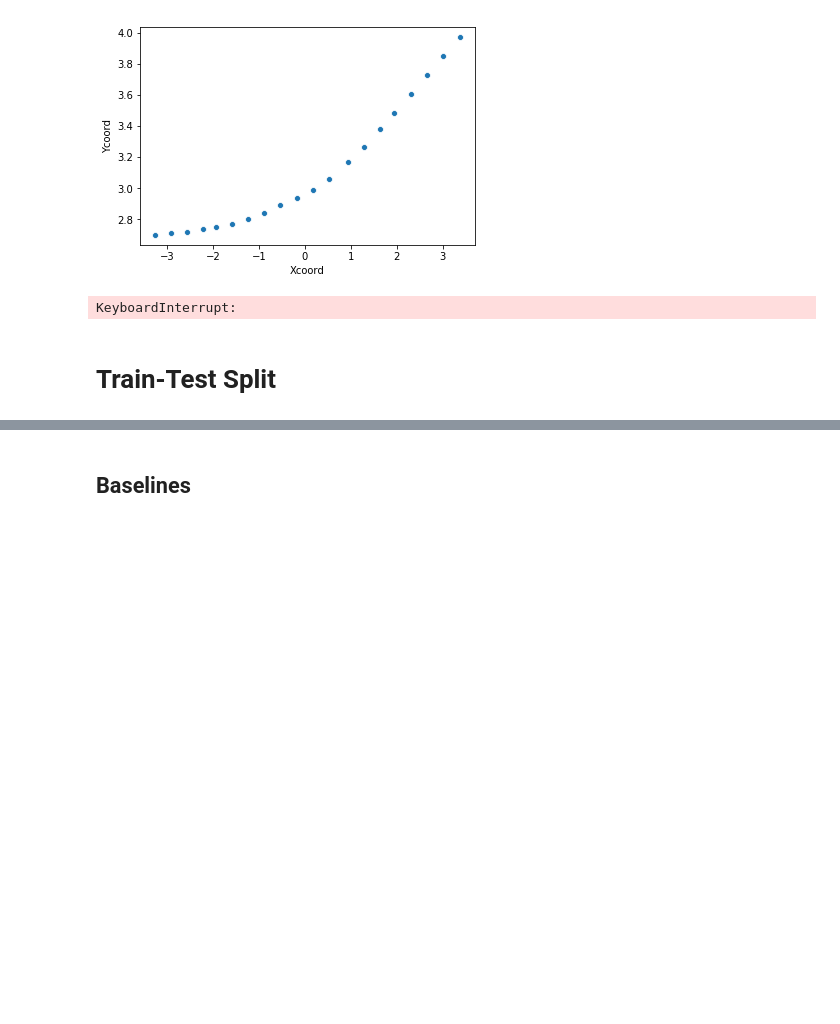
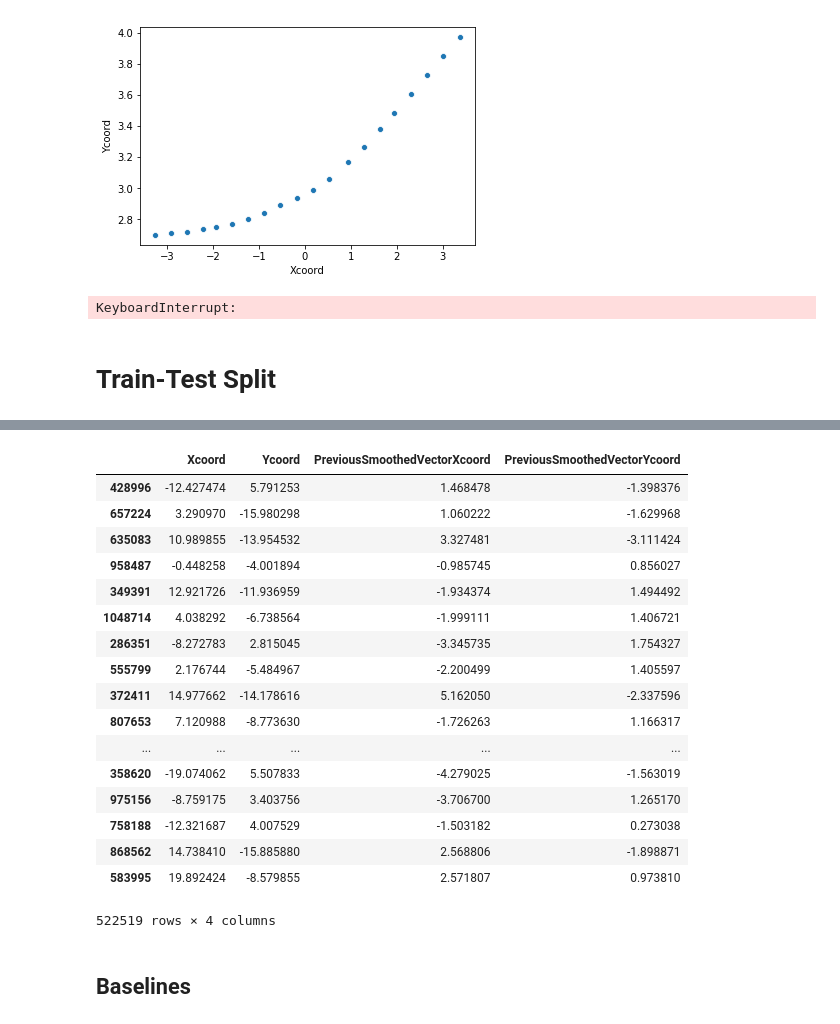
Before and after one commit to Dylan3636/ug4_project, a Jupyter notebook: notebooks/Untitled.ipynb, the cells around one changed output, grey strips where cells are left out. Saved outputs shown, nothing was run; the diff lists cells and outputs as text; code cells hidden in the pictures; blank space fills up the shorter version.

```diff
--- a/notebooks/Untitled.ipynb
+++ b/notebooks/Untitled.ipynb
@@ -842,22 +906,31 @@ sns.jointplot(data=data, x='LON', y='LAT', kind='kde', size=14)
 from sklearn.model_selection import train_test_split
 from sklearn.metrics import mean_squared_error, r2_score
 
+def get_vessel_data(vessel):
+    vessel = vessel.sort_values("BaseDateTime")
+    prevvecs = vessel.loc[:, ["SmoothedVectorXcoord", "SmoothedVectorYcoord"]].shift(1)
+    vessel.loc[:, "PreviousSmoothedVectorXcoord"]=prevvecs.SmoothedVectorXcoord
+    vessel.loc[:, "PreviousSmoothedVectorYcoord"]=prevvecs.SmoothedVectorYcoord
+    vessel = vessel.dropna()
+    return vessel.loc[:, ["Xcoord", "Ycoord", "PreviousSmoothedVectorXcoord", "PreviousSmoothedVectorYcoord", "SmoothedVectorXcoord", "SmoothedVectorYcoord"]]
+
 def split_data(data):
     SEED=0
 
-    mask = np.logical_and(data.SmoothedVectorYcoord>=0, data.SmoothedVectorXcoord<=0)
-    subdata = data.loc[mask, :]
+    subdata = data.groupby(by='MMSI').apply(get_vessel_data).reset_index(0)
+    subdata = subdata.dropna()
 
     # Split Data
     train_indicies, test_indicies = train_test_split(subdata.index, random_state=SEED, shuffle=True, train_size=0.7, test_size=0.3)
     train_indicies, val_indicies = train_test_split(train_indicies, random_state=SEED, shuffle=True, train_size=0.7, test_size=0.3)
-    train_data = data.loc[train_indicies, :]
-    val_data = data.loc[val_indicies, :]
-    test_data = data.loc[test_indicies, :]
+    train_data = subdata.loc[train_indicies, :]
+    val_data = subdata.loc[val_indicies, :]
+    test_data = subdata.loc[test_indicies, :]
 
-    X_train = train_data.loc[:, ['Xcoord', 'Ycoord']]
-    X_val = val_data.loc[:, ['Xcoord', 'Ycoord']]
-    X_test = test_data.loc[:, ['Xcoord', 'Ycoord']]
+    active_columns = ['Xcoord', 'Ycoord', 'PreviousSmoothedVectorXcoord', 'PreviousSmoothedVectorYcoord']
+    X_train = train_data.loc[:, active_columns]
+    X_val = val_data.loc[:, active_columns]
+    X_test = test_data.loc[:, active_columns]
 
     y_train = train_data.loc[:, ['SmoothedVectorXcoord', 'SmoothedVectorYcoord']]
     y_val = val_data.loc[:, ['SmoothedVectorXcoord', 'SmoothedVectorYcoord']]
@@ -870,6 +943,27 @@ result = split_data(data)
 train_indicies, X_train, y_train = result['train']
 val_indicies, X_val, y_val = result['val']
 test_indicies, X_test, y_test = result['test']
+# %%
+X_train
+# %% [output]
+|  | Xcoord | Ycoord | PreviousSmoothedVectorXcoord | PreviousSmoothedVectorYcoord |
+| 428996 | -12.427474 | 5.791253 | 1.468478 | -1.398376 |
+| 657224 | 3.290970 | -15.980298 | 1.060222 | -1.629968 |
+| 635083 | 10.989855 | -13.954532 | 3.327481 | -3.111424 |
+| 958487 | -0.448258 | -4.001894 | -0.985745 | 0.856027 |
+| 349391 | 12.921726 | -11.936959 | -1.934374 | 1.494492 |
+| 1048714 | 4.038292 | -6.738564 | -1.999111 | 1.406721 |
+| 286351 | -8.272783 | 2.815045 | -3.345735 | 1.754327 |
+| 555799 | 2.176744 | -5.484967 | -2.200499 | 1.405597 |
+| 372411 | 14.977662 | -14.178616 | 5.162050 | -2.337596 |
+| 807653 | 7.120988 | -8.773630 | -1.726263 | 1.166317 |
+| ... | ... | ... | ... | ... |
+| 358620 | -19.074062 | 5.507833 | -4.279025 | -1.563019 |
+| 975156 | -8.759175 | 3.403756 | -3.706700 | 1.265170 |
+| 758188 | -12.321687 | 4.007529 | -1.503182 | 0.273038 |
+| 868562 | 14.738410 | -15.885880 | 2.568806 | -1.898871 |
+| 583995 | 19.892424 | -8.579855 | 2.571807 | 0.973810 |
+522519 rows × 4 columns
 # %%
 from sklearn.preprocessing import StandardScaler
 def normalize_data(X, y, xscaler=None, yscaler=None):
```
Also changed, not shown: parts of 16 cells of this notebook, 20 other files.
